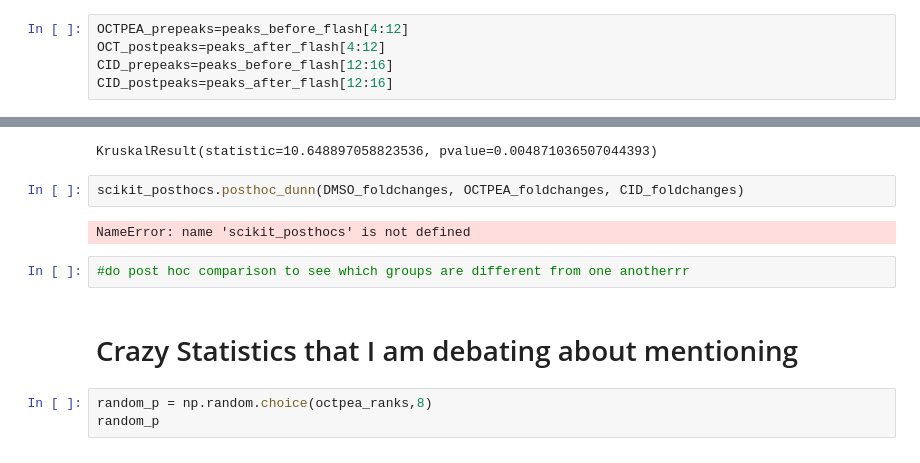
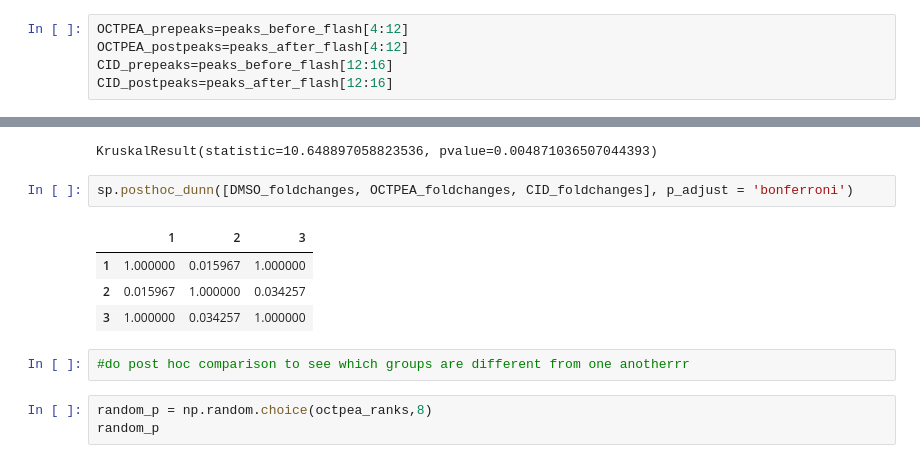
Before and after one commit to sarahigarza/Vollum_Python_ClassProj, a Jupyter notebook: live imaging analysis (base).ipynb, the cells around one changed output, grey strips where cells are left out. Saved outputs shown, nothing was run; the diff lists cells and outputs as text.

```diff
--- a/live imaging with probes analysis(base).ipynb
+++ b/live imaging analysis (base).ipynb
@@ -271,7 +276,7 @@ OCTPEA trials in our lists are [4:12]
 CID trials in our lists are [12:16]
 # %%
 OCTPEA_prepeaks=peaks_before_flash[4:12]
-OCT_postpeaks=peaks_after_flash[4:12]
+OCTPEA_postpeaks=peaks_after_flash[4:12]
 CID_prepeaks=peaks_before_flash[12:16]
 CID_postpeaks=peaks_after_flash[12:16]
 # %%
@@ -309,13 +314,14 @@ ss.kruskal(DMSO_foldchanges, OCTPEA_foldchanges, CID_foldchanges)
 # %% [output]
 KruskalResult(statistic=10.648897058823536, pvalue=0.004871036507044393)
 # %%
-scikit_posthocs.posthoc_dunn(DMSO_foldchanges, OCTPEA_foldchanges, CID_foldchanges)
+sp.posthoc_dunn([DMSO_foldchanges, OCTPEA_foldchanges, CID_foldchanges], p_adjust = 'bonferroni')
 # %% [output]
-NameError: name 'scikit_posthocs' is not defined
+|  | 1 | 2 | 3 |
+| 1 | 1.000000 | 0.015967 | 1.000000 |
+| 2 | 0.015967 | 1.000000 | 0.034257 |
+| 3 | 1.000000 | 0.034257 | 1.000000 |
 # %%
 #do post hoc comparison to see which groups are different from one anotherrr
-# %% [markdown]
-# Crazy Statistics that I am debating about mentioning
 # %%
 random_p = np.random.choice(octpea_ranks,8)
 random_p
```
Also changed, not shown: parts of 2 cells of this notebook.
